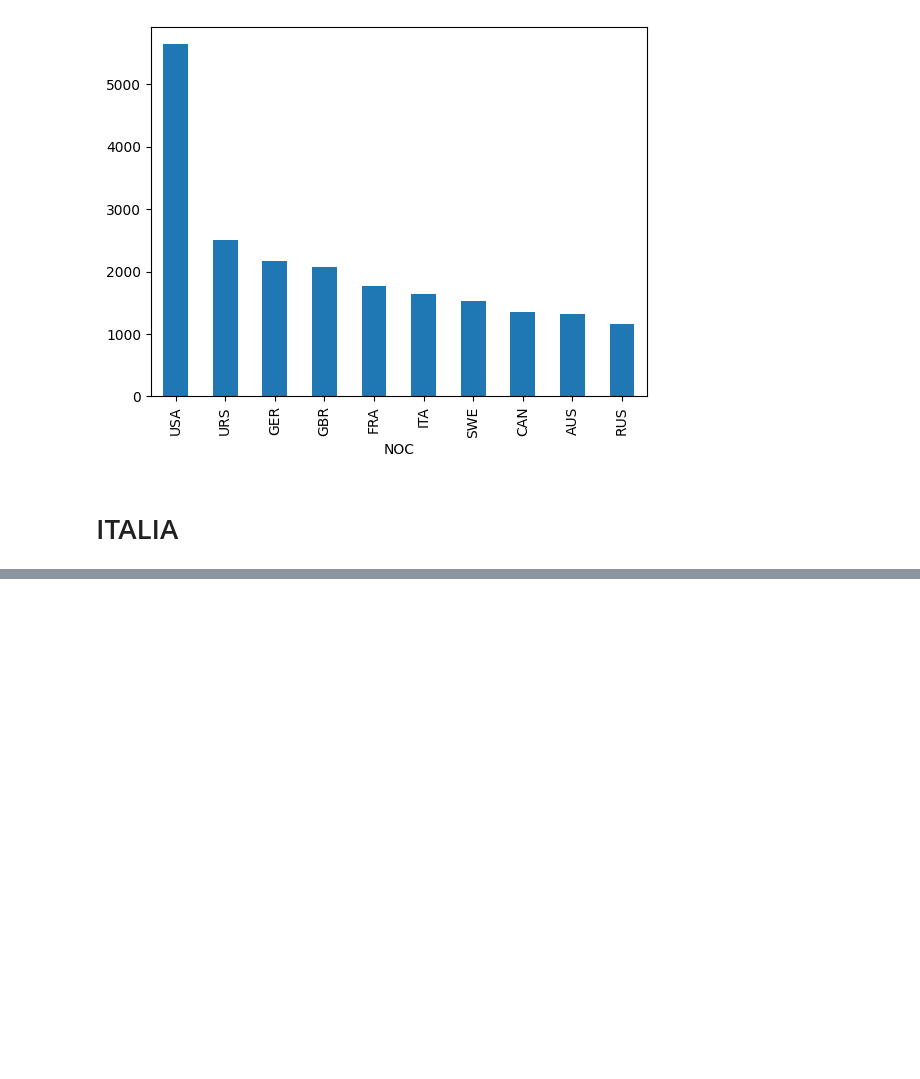
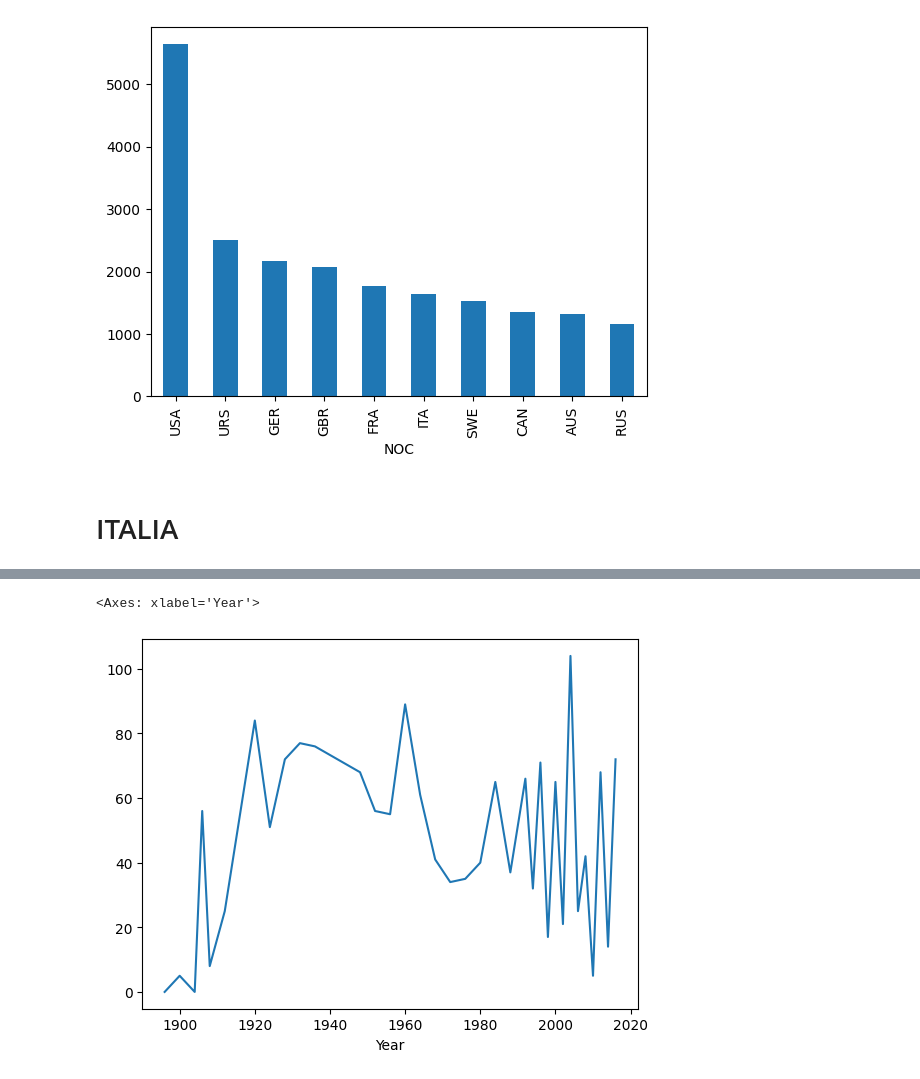
Before and after one commit to Aggisimov/Grupparbete_Italy, a Jupyter notebook: grupparbete.ipynb, the cells around one changed output, grey strips where cells are left out. Saved outputs shown, nothing was run; the diff lists cells and outputs as text; code cells hidden in the pictures; blank space fills up the shorter version.

Commit message:
graf över antal medaljer sommar vinter

```diff
--- a/grupparbete.ipynb
+++ b/grupparbete.ipynb
@@ -115,0 +128,5 @@ NameError: name 'df' is not defined
+# %%
+italydf.groupby('Year')['Medal'].count().plot()
+# %% [output]
+<Axes: xlabel='Year'>
+[figure, added]
```
Also changed, not shown: parts of 1 cell of this notebook.
